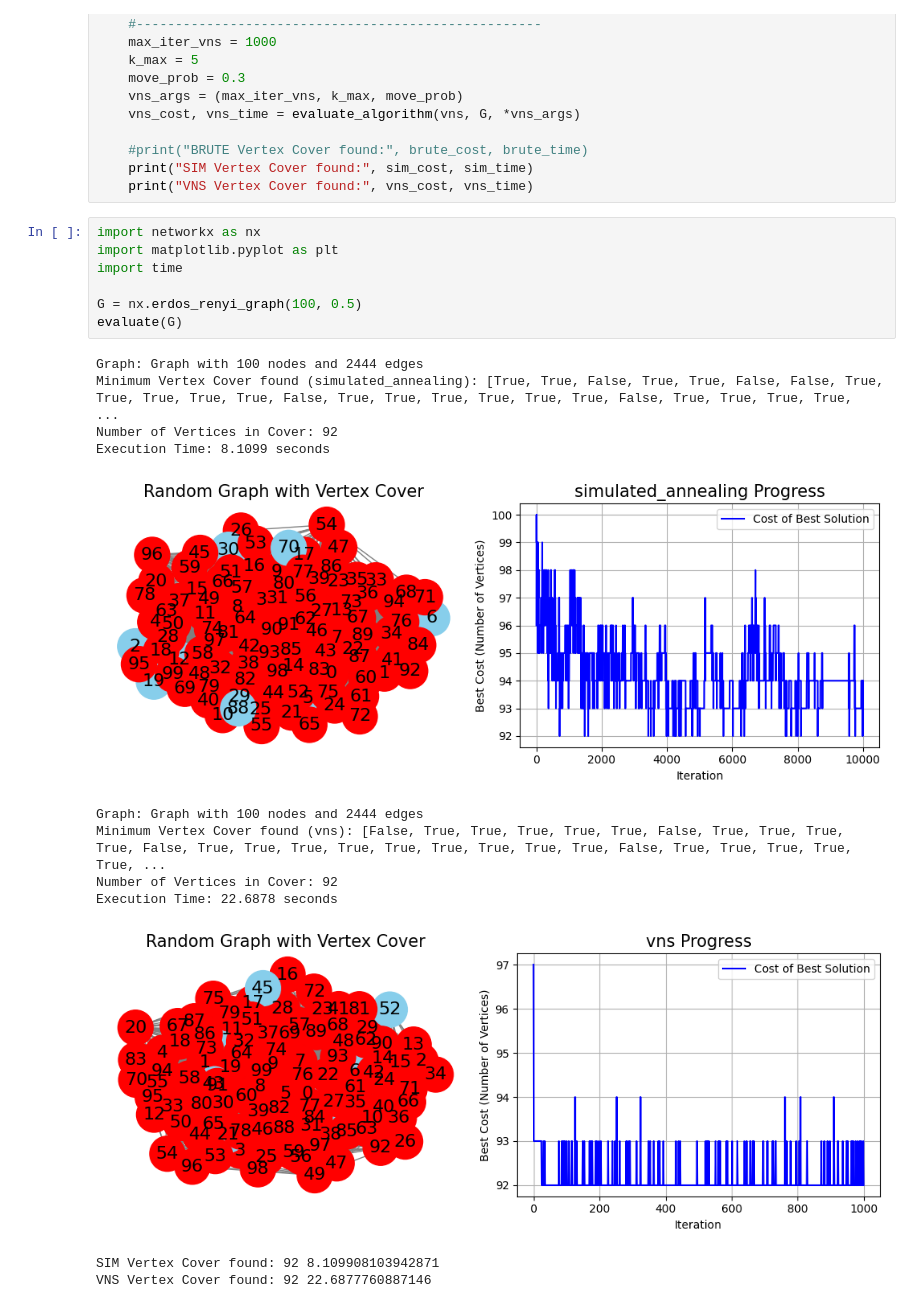
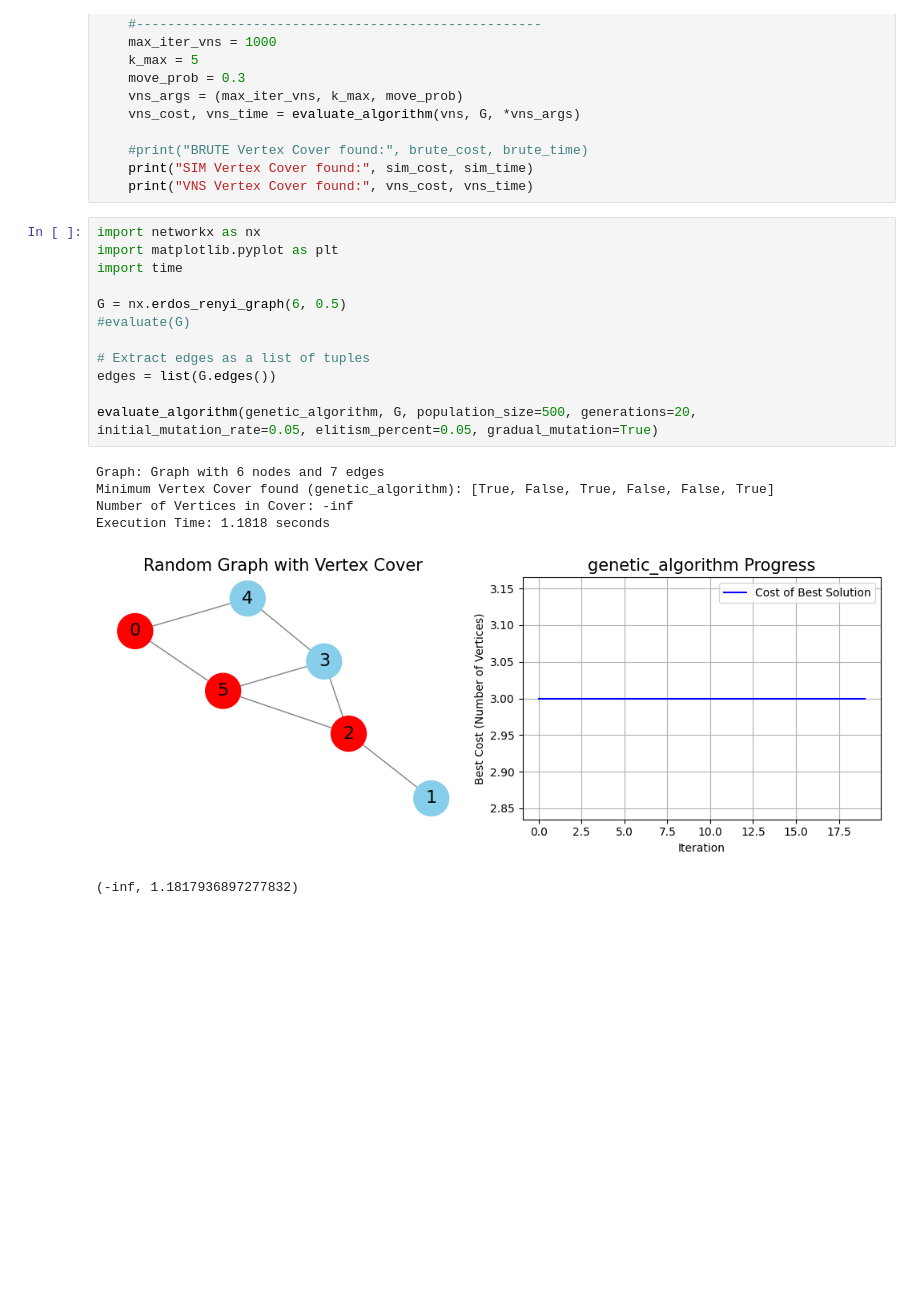
Before and after one commit to TinovoS/Minimum_Vertex_Cover, a Jupyter notebook: Graphs_Testing.ipynb, the cells around one changed output. Drawn from its saved outputs; the diff is of its cells as text; blank space fills up the shorter version.

```diff
--- a/Graphs_Testing.ipynb
+++ b/Graphs_Testing.ipynb
@@ -69,20 +69,19 @@ def evaluate(G):
 # %%
 import networkx as nx
 import matplotlib.pyplot as plt
 import time
 
-G = nx.erdos_renyi_graph(100, 0.5)
-evaluate(G)
+G = nx.erdos_renyi_graph(6, 0.5)
+#evaluate(G)
+
+# Extract edges as a list of tuples
+edges = list(G.edges())
+
+evaluate_algorithm(genetic_algorithm, G, population_size=500, generations=20, initial_mutation_rate=0.05, elitism_percent=0.05, gradual_mutation=True)
 # %% [output]
-Graph: Graph with 100 nodes and 2444 edges
-Minimum Vertex Cover found (simulated_annealing): [True, True, False, True, True, False, False, True, True, True, True, True, False, True, True, True, True, True, True, False, True, True, True, True,  ...
-Number of Vertices in Cover: 92
-Execution Time: 8.1099 seconds
+Graph: Graph with 6 nodes and 7 edges
+Minimum Vertex Cover found (genetic_algorithm): [True, False, True, False, False, True]
+Number of Vertices in Cover: -inf
+Execution Time: 1.1818 seconds
-[figure, old version]
+[figure, new version]
-Graph: Graph with 100 nodes and 2444 edges
-Minimum Vertex Cover found (vns): [False, True, True, True, True, True, False, True, True, True, True, False, True, True, True, True, True, True, True, True, True, False, True, True, True, True, True, ...
-Number of Vertices in Cover: 92
-Execution Time: 22.6878 seconds
+(-inf, 1.1817936897277832)
-[figure, removed]
-SIM Vertex Cover found: 92 8.109908103942871
-VNS Vertex Cover found: 92 22.6877760887146
```
Also changed, not shown: 1 other file.
